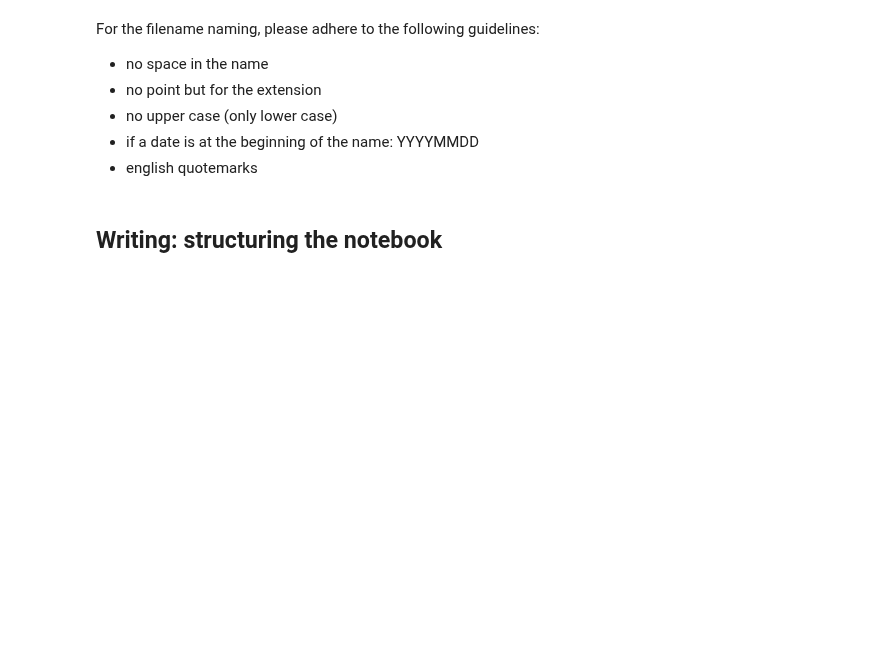
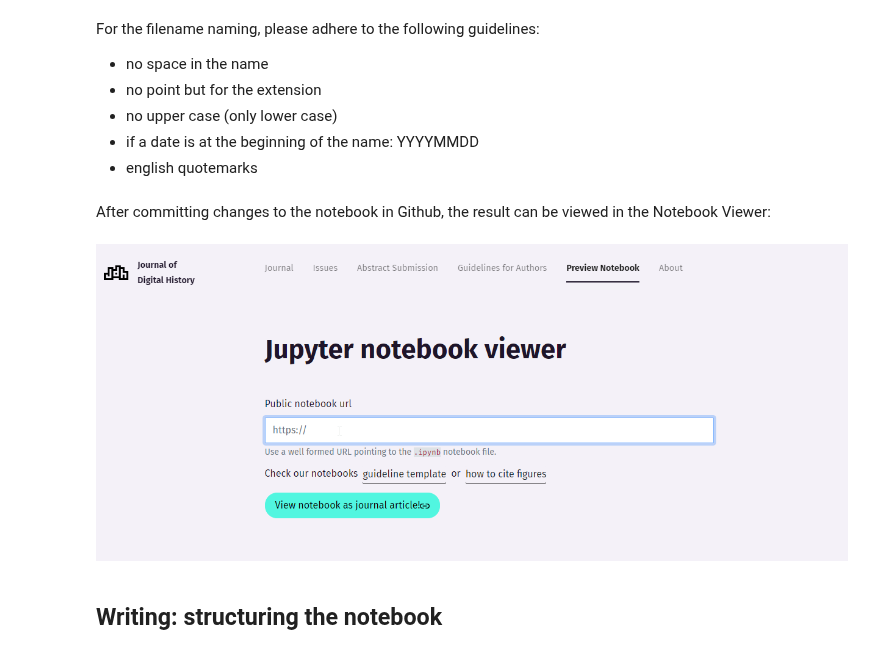
Before and after one commit to C2DH/jdh-notebook, a Jupyter notebook: examples/Author_Guideline/AuthorGuideline.ipynb, the cells around one changed output. Drawn from its saved outputs; the diff is of its cells as text; code cells hidden in the pictures; blank space fills up the shorter version.

Commit message:
add notebook viewer
- add notebook viewer explanation
- update figure increment

```diff
--- a/examples/Author_Guideline/AuthorGuideline.ipynb
+++ b/examples/Author_Guideline/AuthorGuideline.ipynb
@@ -270,6 +270,25 @@ For the filename naming, please adhere to the following guidelines:
 - no upper case (only lower case)
 - if a date is at the beginning of the name: YYYYMMDD
 - english quotemarks
+# %% [markdown]
+After committing changes to the notebook in Github, the result can be viewed in the Notebook Viewer:
+# %%
+from IPython.display import Image
+from IPython.core.display import HTML
+metadata={
+    "jdh": {
+        "module": "object",
+        "object": {
+            "type":"image",
+            "source": [
+                "figure 12: notebook viewer"
+            ]
+        }
+    }
+}
+display(Image("media/Jupyter_notebook_viewer.png"), metadata=metadata)
+# %% [output]
+[figure, added]
 # %% [markdown]
 ## Writing: structuring the notebook
 # %% [markdown]
```
Also changed, not shown: parts of 6 cells of this notebook, 1 other file.
